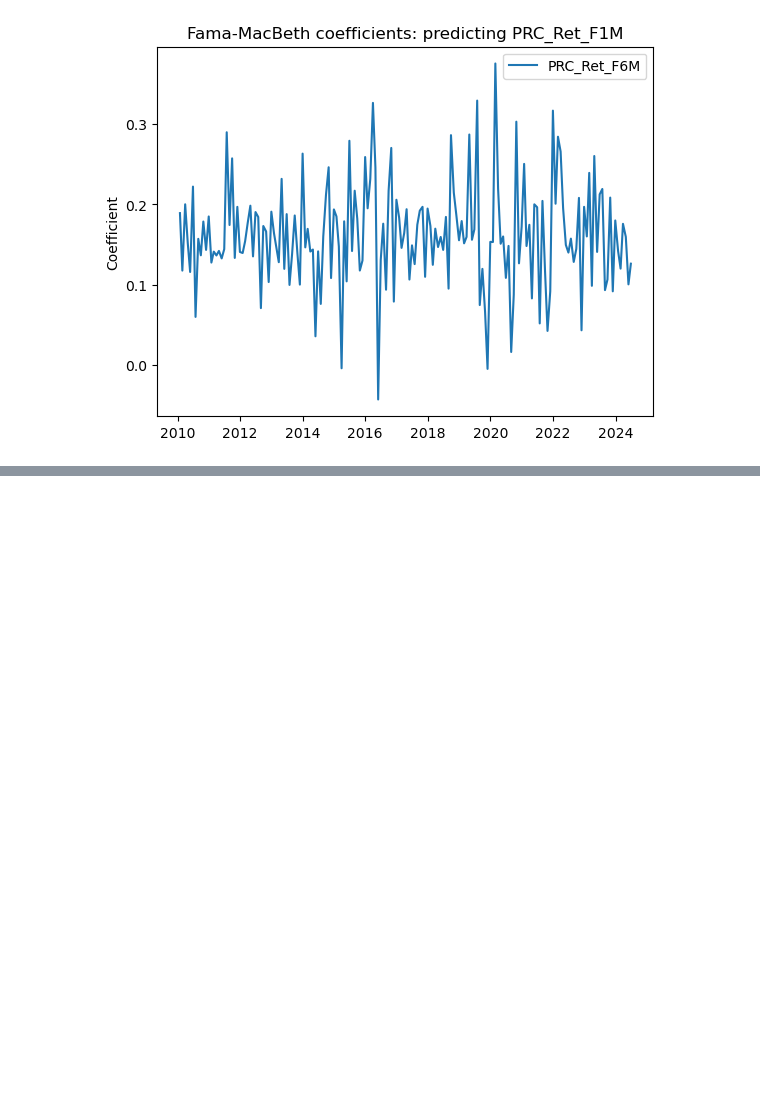
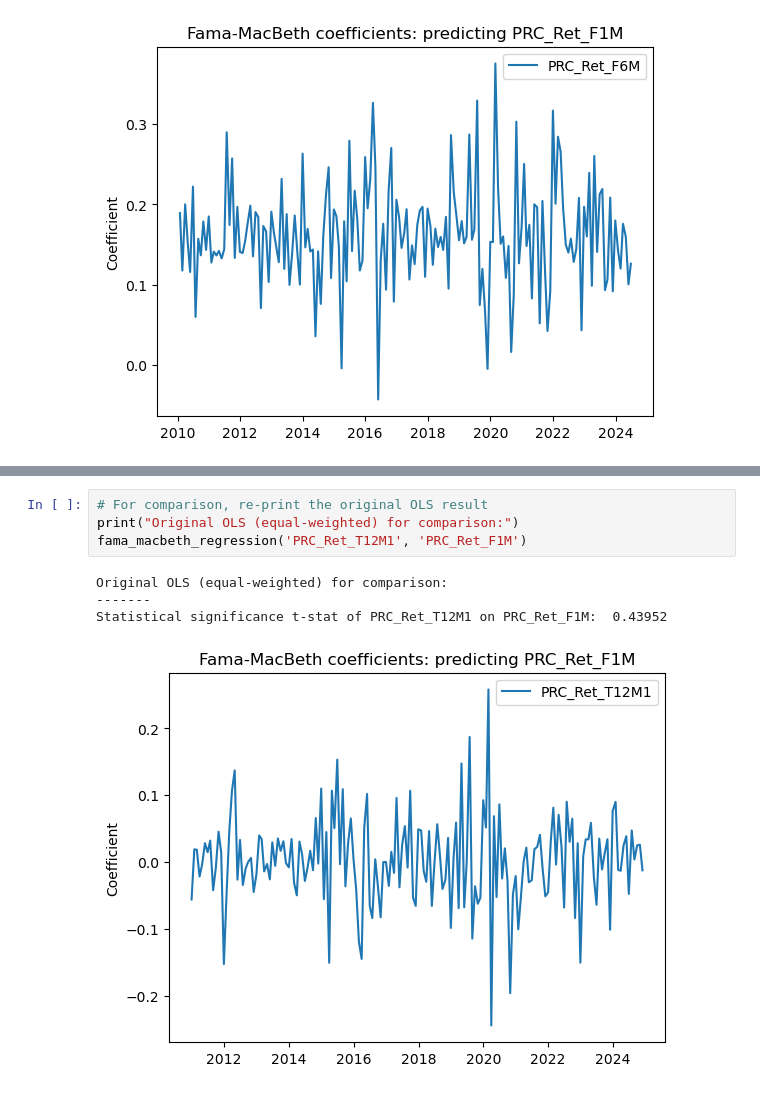
Before and after one commit to Nikhilesh-B/HW-Spring-2026, a Jupyter notebook: QIM/HW2/analysis.ipynb, the cells around one changed output, grey strips where cells are left out. Drawn from its saved outputs; the diff is of its cells as text; blank space fills up the shorter version.

```diff
--- a/QIM/HW2/analysis.ipynb
+++ b/QIM/HW2/analysis.ipynb
@@ -803,0 +850,9 @@ Statistical significance t-stat of PRC_Ret_F6M on PRC_Ret_F1M:  33.22388
+# %%
+# For comparison, re-print the original OLS result
+print("Original OLS (equal-weighted) for comparison:")
+fama_macbeth_regression('PRC_Ret_T12M1', 'PRC_Ret_F1M')
+# %% [output]
+Original OLS (equal-weighted) for comparison:
+-------
+Statistical significance t-stat of PRC_Ret_T12M1 on PRC_Ret_F1M:  0.43952
+[figure, added]
```
Also changed, not shown: parts of 5 cells of this notebook.
